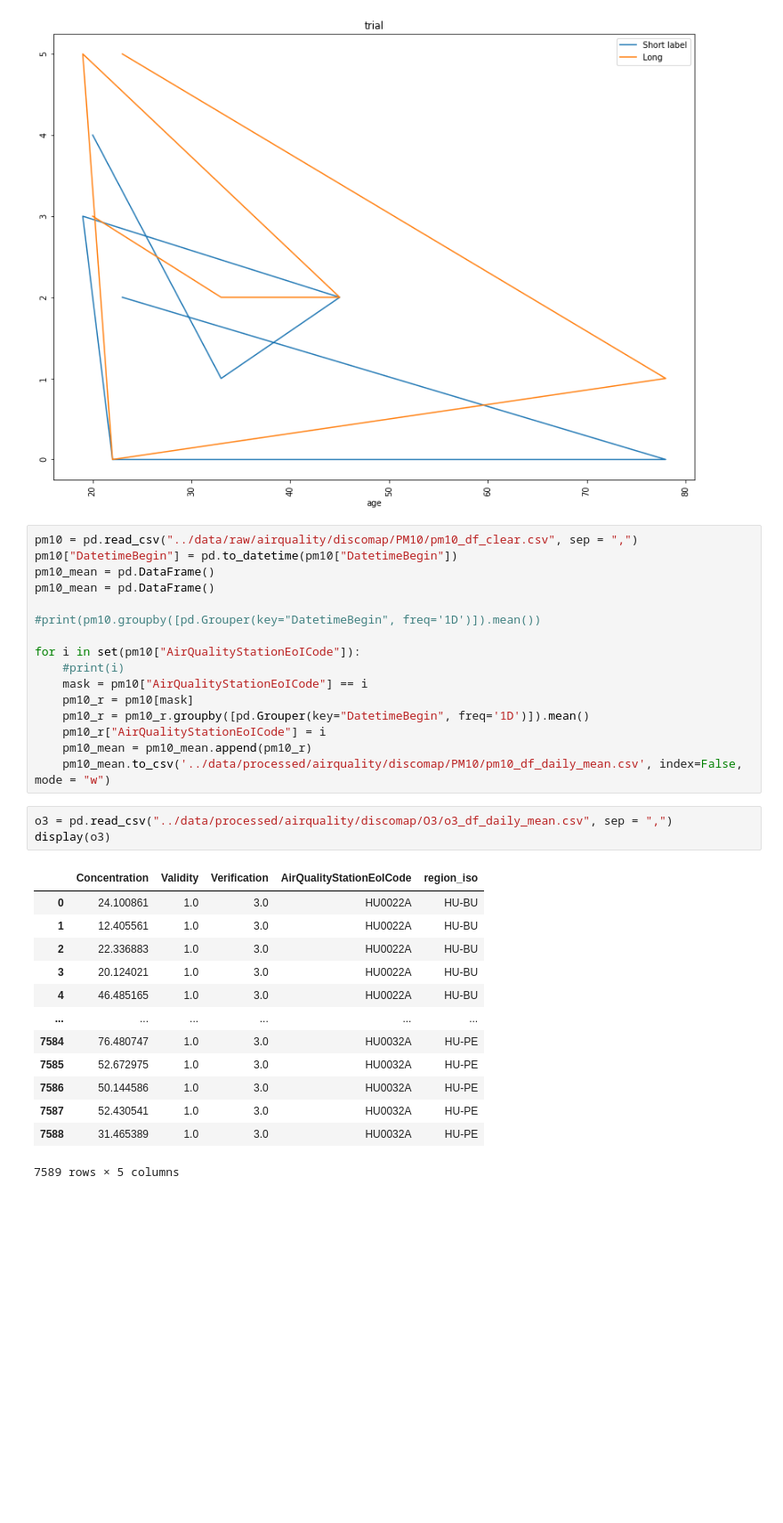
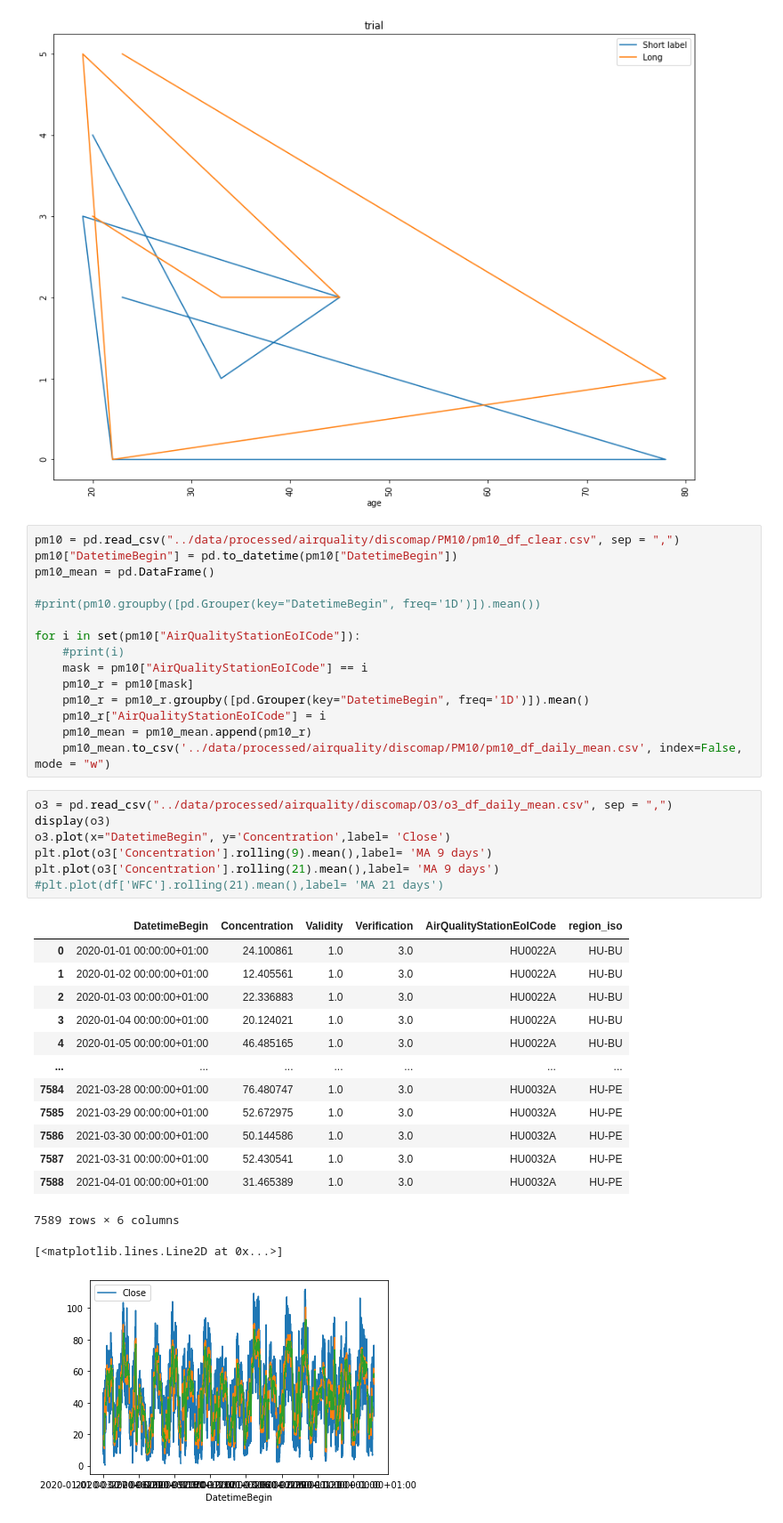
Before and after one commit to csipapicsa/Covid-spread-in-Hungary---Weather-Mobility-Air-Quality, a Jupyter notebook: notebooks/temp.ipynb, the cells around one changed output. Shown at 89% size. Cells and saved outputs as stored; diff of their text form; blank space fills up the shorter version.

Commit message:
summary
- Air qulaity records from all stations of Hungary received from OMSZ (Under processing)
- Dummy code for reading in was written

```diff
--- a/notebooks/temp.ipynb
+++ b/notebooks/temp.ipynb
@@ -41,9 +41,8 @@ plt.savefig('../data/trial.png',
 "savefig(fname, dpi=None, facecolor='w', edgecolor='w',\n        orientation='portrait', papertype=None, format=None,\n        transparent=False, bbox_inches=None, pad_inches=0.1,\n        frameon=Non ...
 [figure]
 # %%
-pm10 = pd.read_csv("../data/raw/airquality/discomap/PM10/pm10_df_clear.csv", sep = ",")
+pm10 = pd.read_csv("../data/processed/airquality/discomap/PM10/pm10_df_clear.csv", sep = ",")
 pm10["DatetimeBegin"] = pd.to_datetime(pm10["DatetimeBegin"])
-pm10_mean = pd.DataFrame()
 pm10_mean = pd.DataFrame()
 
 #print(pm10.groupby([pd.Grouper(key="DatetimeBegin", freq='1D')]).mean())
@@ -56,20 +55,26 @@ for i in set(pm10["AirQualityStationEoICode"]):
     pm10_r["AirQualityStationEoICode"] = i
     pm10_mean = pm10_mean.append(pm10_r)
     pm10_mean.to_csv('../data/processed/airquality/discomap/PM10/pm10_df_daily_mean.csv', index=False, mode = "w")
-# %%
-o3 = pd.read_csv("../data/processed/airquality/discomap/O3/o3_df_daily_mean.csv", sep = ",")
-display(o3)
-# %% [output]
-|  | Concentration | Validity | Verification | AirQualityStationEoICode | region_iso |
-| 0 | 24.100861 | 1.0 | 3.0 | HU0022A | HU-BU |
-| 1 | 12.405561 | 1.0 | 3.0 | HU0022A | HU-BU |
-| 2 | 22.336883 | 1.0 | 3.0 | HU0022A | HU-BU |
-| 3 | 20.124021 | 1.0 | 3.0 | HU0022A | HU-BU |
-| 4 | 46.485165 | 1.0 | 3.0 | HU0022A | HU-BU |
-| ... | ... | ... | ... | ... | ... |
-| 7584 | 76.480747 | 1.0 | 3.0 | HU0032A | HU-PE |
-| 7585 | 52.672975 | 1.0 | 3.0 | HU0032A | HU-PE |
-| 7586 | 50.144586 | 1.0 | 3.0 | HU0032A | HU-PE |
-| 7587 | 52.430541 | 1.0 | 3.0 | HU0032A | HU-PE |
-| 7588 | 31.465389 | 1.0 | 3.0 | HU0032A | HU-PE |
-7589 rows × 5 columns
+# %%
+o3 = pd.read_csv("../data/processed/airquality/discomap/O3/o3_df_daily_mean.csv", sep = ",")
+display(o3)
+o3.plot(x="DatetimeBegin", y='Concentration',label= 'Close')
+plt.plot(o3['Concentration'].rolling(9).mean(),label= 'MA 9 days')
+plt.plot(o3['Concentration'].rolling(21).mean(),label= 'MA 9 days')
+#plt.plot(df['WFC'].rolling(21).mean(),label= 'MA 21 days')
+# %% [output]
+|  | DatetimeBegin | Concentration | Validity | Verification | AirQualityStationEoICode | region_iso |
+| 0 | 2020-01-01 00:00:00+01:00 | 24.100861 | 1.0 | 3.0 | HU0022A | HU-BU |
+| 1 | 2020-01-02 00:00:00+01:00 | 12.405561 | 1.0 | 3.0 | HU0022A | HU-BU |
+| 2 | 2020-01-03 00:00:00+01:00 | 22.336883 | 1.0 | 3.0 | HU0022A | HU-BU |
+| 3 | 2020-01-04 00:00:00+01:00 | 20.124021 | 1.0 | 3.0 | HU0022A | HU-BU |
+| 4 | 2020-01-05 00:00:00+01:00 | 46.485165 | 1.0 | 3.0 | HU0022A | HU-BU |
+| ... | ... | ... | ... | ... | ... | ... |
+| 7584 | 2021-03-28 00:00:00+01:00 | 76.480747 | 1.0 | 3.0 | HU0032A | HU-PE |
+| 7585 | 2021-03-29 00:00:00+01:00 | 52.672975 | 1.0 | 3.0 | HU0032A | HU-PE |
+| 7586 | 2021-03-30 00:00:00+01:00 | 50.144586 | 1.0 | 3.0 | HU0032A | HU-PE |
+| 7587 | 2021-03-31 00:00:00+01:00 | 52.430541 | 1.0 | 3.0 | HU0032A | HU-PE |
+| 7588 | 2021-04-01 00:00:00+01:00 | 31.465389 | 1.0 | 3.0 | HU0032A | HU-PE |
+7589 rows × 6 columns
+[<matplotlib.lines.Line2D at 0x...>]
+[figure, added]
```
Also changed, not shown: parts of 1 cell of this notebook, 11 other files.
